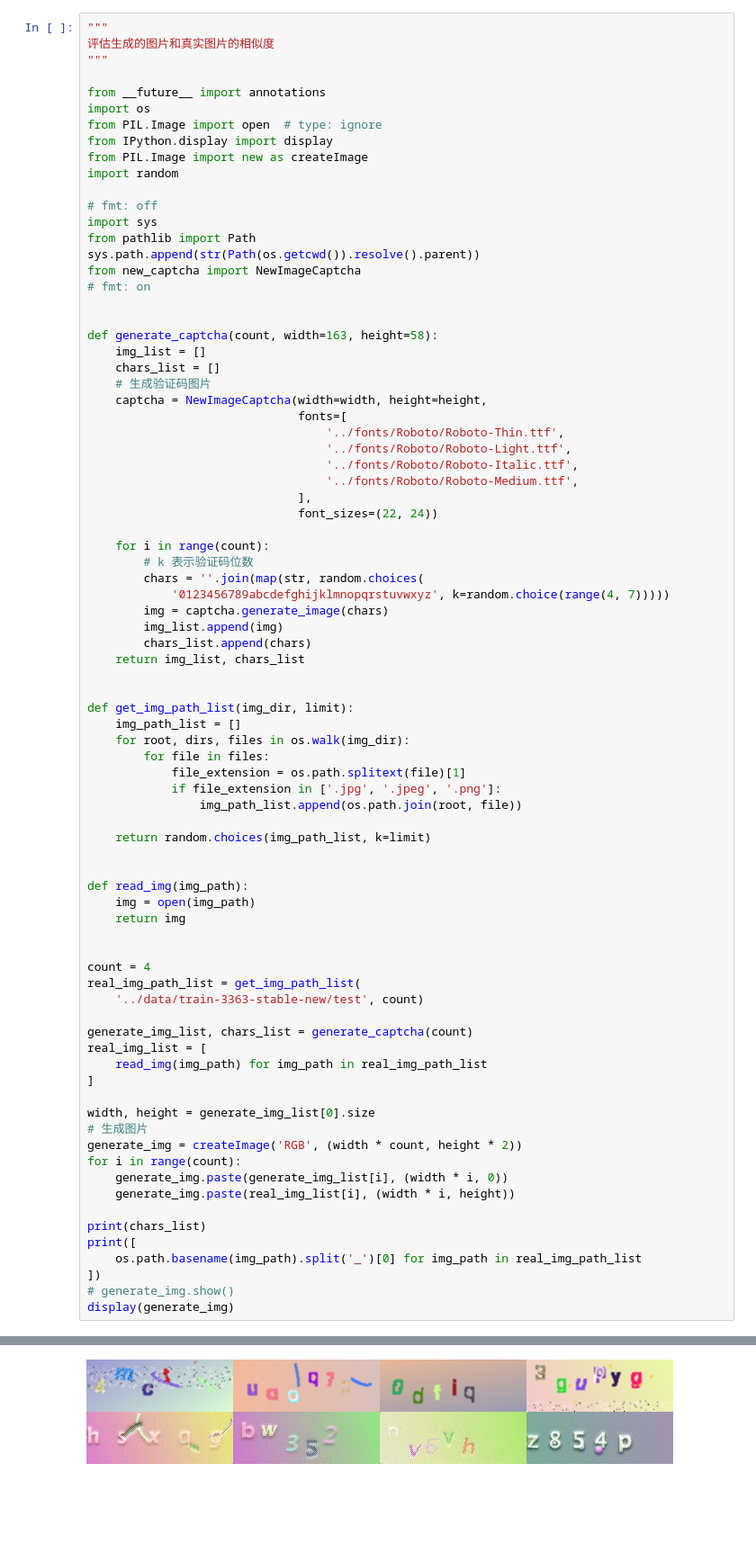
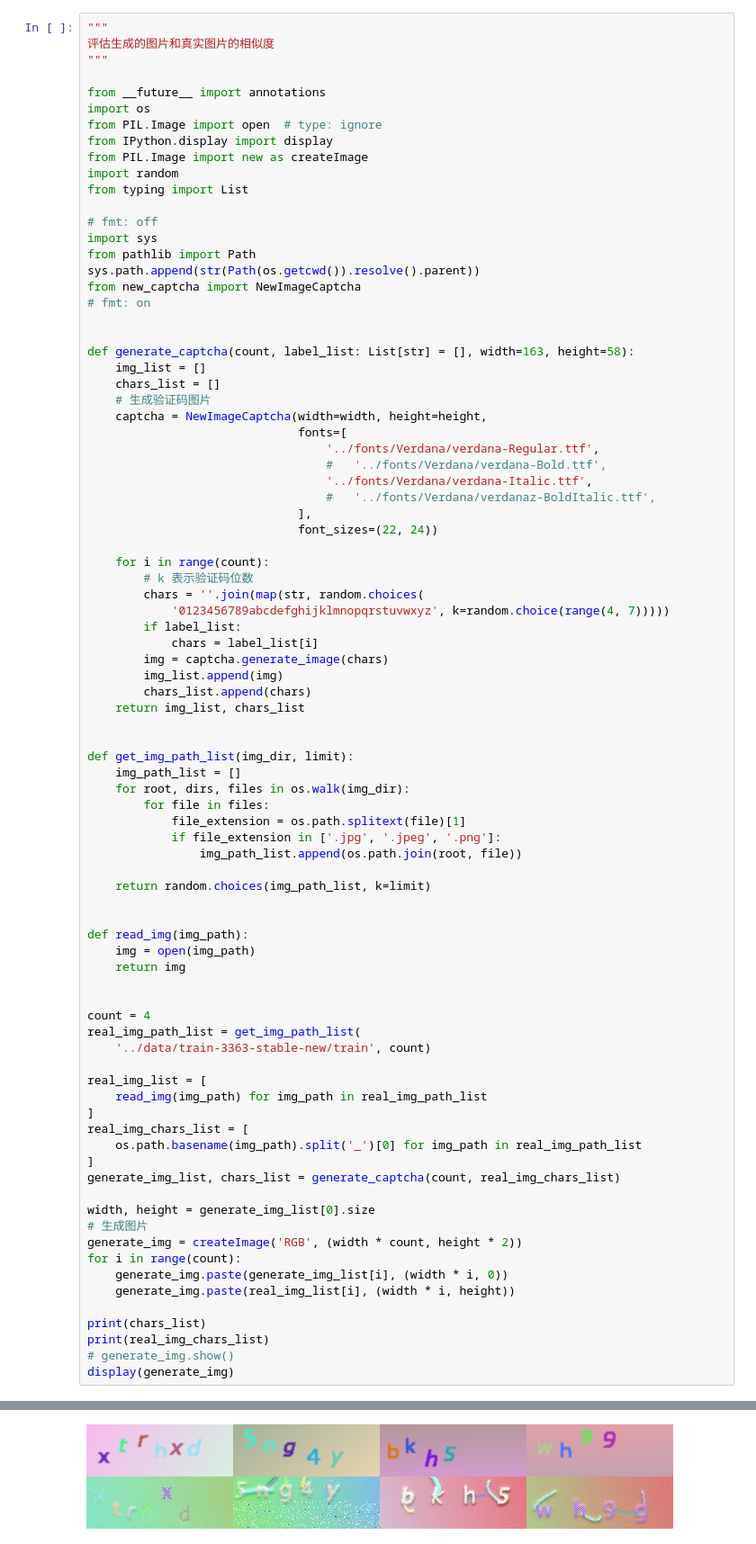
Before and after one commit to wuhonglei/dh_ai, a Jupyter notebook: week11-验证码识别器/analysis/generate_analysis.ipynb, the cells around one changed output, grey strips where cells are left out. Shown at 90% size. Drawn from its saved outputs; the diff is of its cells as text; blank space fills up the shorter version.

```diff
--- a/week11-验证码识别器/analysis/generate_analysis.ipynb
+++ b/week11-验证码识别器/analysis/generate_analysis.ipynb
@@ -9,6 +9,7 @@ from PIL.Image import open  # type: ignore
 from IPython.display import display
 from PIL.Image import new as createImage
 import random
+from typing import List
 
 # fmt: off
 import sys
@@ -18,16 +19,16 @@ from new_captcha import NewImageCaptcha
 # fmt: on
 
 
-def generate_captcha(count, width=163, height=58):
+def generate_captcha(count, label_list: List[str] = [], width=163, height=58):
     img_list = []
     chars_list = []
     # 生成验证码图片
     captcha = NewImageCaptcha(width=width, height=height,
                               fonts=[
-                                  '../fonts/Roboto/Roboto-Thin.ttf',
-                                  '../fonts/Roboto/Roboto-Light.ttf',
-                                  '../fonts/Roboto/Roboto-Italic.ttf',
-                                  '../fonts/Roboto/Roboto-Medium.ttf',
+                                  '../fonts/Verdana/verdana-Regular.ttf',
+                                  #   '../fonts/Verdana/verdana-Bold.ttf',
+                                  '../fonts/Verdana/verdana-Italic.ttf',
+                                  #   '../fonts/Verdana/verdanaz-BoldItalic.ttf',
                               ],
                               font_sizes=(22, 24))
 
@@ -35,6 +36,8 @@ def generate_captcha(count, width=163, height=58):
         # k 表示验证码位数
         chars = ''.join(map(str, random.choices(
             '0123456789abcdefghijklmnopqrstuvwxyz', k=random.choice(range(4, 7)))))
+        if label_list:
+            chars = label_list[i]
         img = captcha.generate_image(chars)
         img_list.append(img)
         chars_list.append(chars)
@@ -59,12 +62,15 @@ def read_img(img_path):
 
 count = 4
 real_img_path_list = get_img_path_list(
-    '../data/train-3363-stable-new/test', count)
+    '../data/train-3363-stable-new/train', count)
 
-generate_img_list, chars_list = generate_captcha(count)
 real_img_list = [
     read_img(img_path) for img_path in real_img_path_list
 ]
+real_img_chars_list = [
+    os.path.basename(img_path).split('_')[0] for img_path in real_img_path_list
+]
+generate_img_list, chars_list = generate_captcha(count, real_img_chars_list)
 
 width, height = generate_img_list[0].size
 # 生成图片
@@ -74,9 +80,7 @@ for i in range(count):
     generate_img.paste(real_img_list[i], (width * i, height))
 
 print(chars_list)
-print([
-    os.path.basename(img_path).split('_')[0] for img_path in real_img_path_list
-])
+print(real_img_chars_list)
 # generate_img.show()
 display(generate_img)
 # %% [output]
@@ -85 +89 @@ display(generate_img)
-[figure, old version]
+[figure, new version]
```
Also changed, not shown: parts of 1 cell of this notebook, 6 other files.
